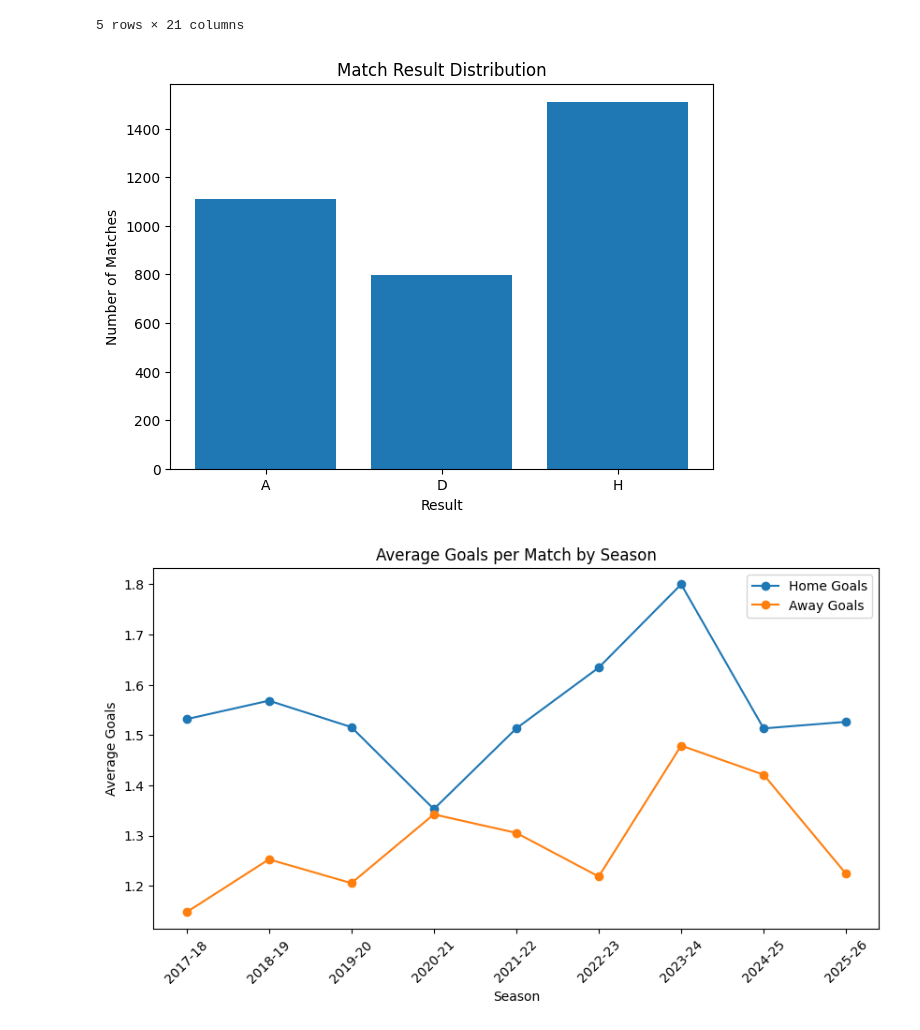
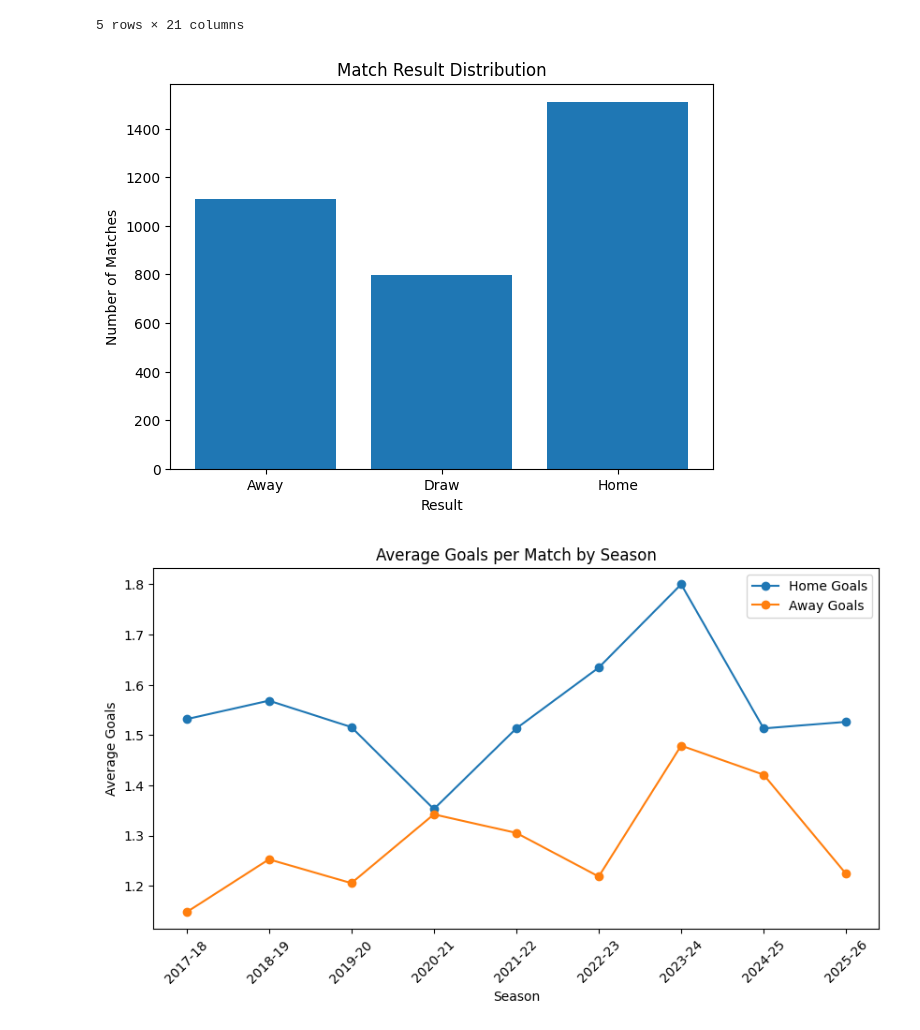
Before and after one commit to khaledd77/Premier_League_Predictor, a Jupyter notebook: PL_Predictor.ipynb, the cells around one changed output. Cells and saved outputs as stored; diff of their text form; code cells hidden in the pictures.

```diff
--- a/PL_Predictor.ipynb
+++ b/PL_Predictor.ipynb
@@ -483,18 +483,19 @@ df.head()
 # %%
 result_counts = df["Full Time Result"].value_counts().sort_index()
 
-labels = [encoder.inverse_transform([x])[0] for x in result_counts.index]
+labels = ["Away", "Draw", "Home"]
 
 plt.figure(figsize=(7, 5))
+
 plt.bar(labels, result_counts.values)
 
 plt.title("Match Result Distribution")
 plt.xlabel("Result")
 plt.ylabel("Number of Matches")
 
 plt.show()
 # %% [output]
-[figure, old version]
+[figure, new version]
 # %%
 season_goals = df.groupby("Season")[
     ["Full Time Home Goals", "Full Time Away Goals"]
```
Also changed, not shown: parts of 1 cell of this notebook.
